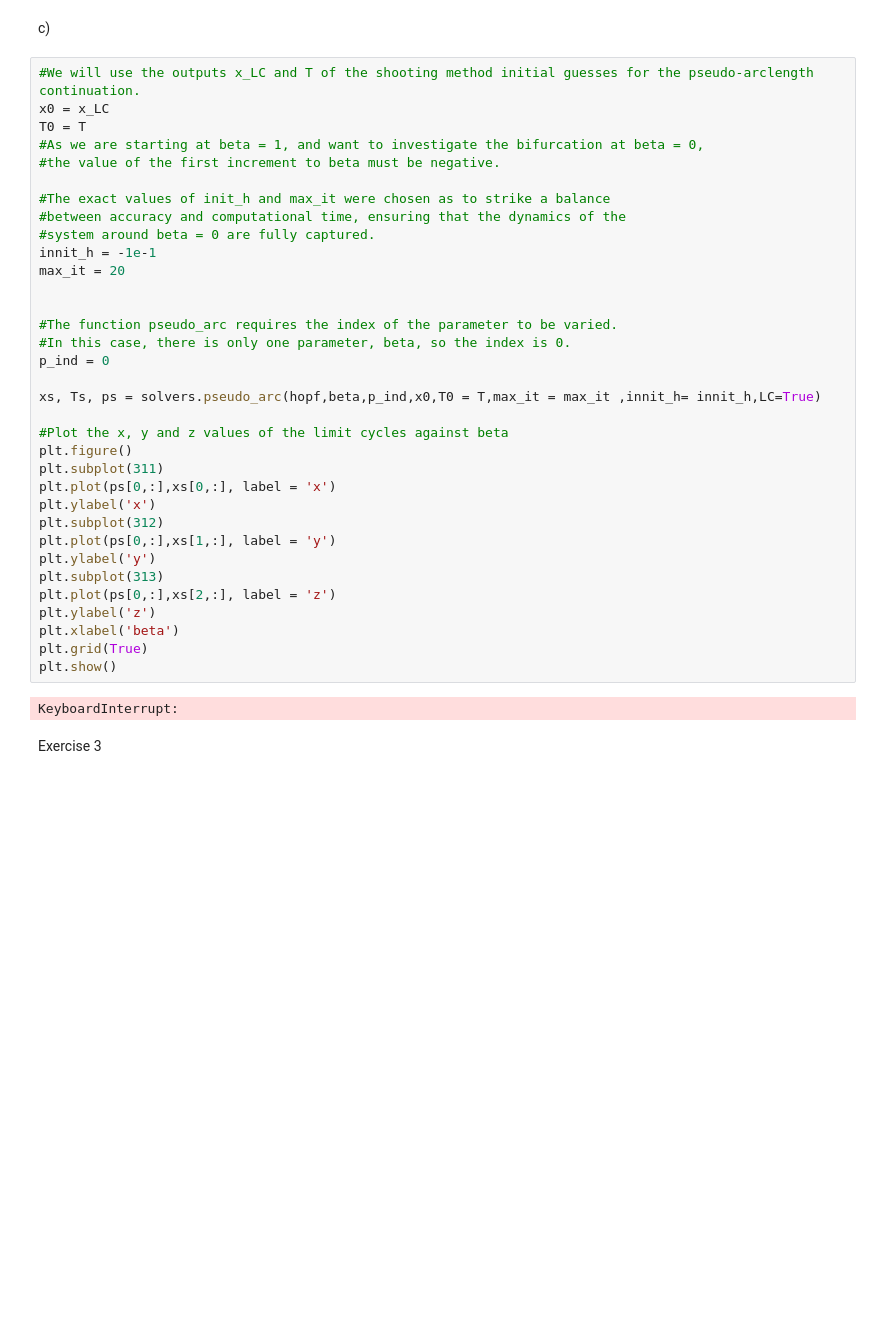
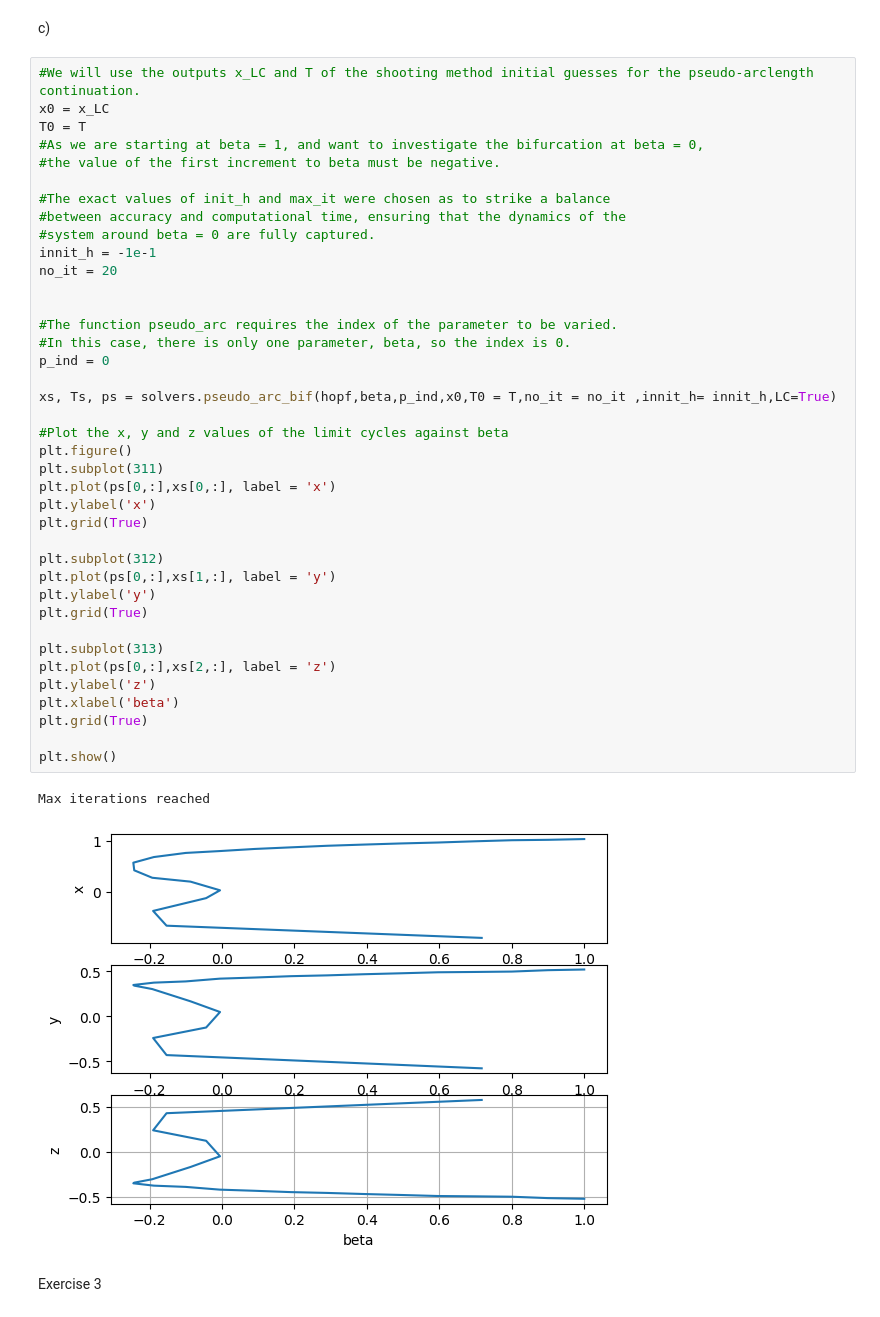
Before and after one commit to barnander/Numerical-Tools-for-Dynamical-Systems, a Jupyter notebook: Coursework.ipynb, the cells around one changed output. Saved outputs shown, nothing was run; the diff lists cells and outputs as text; blank space fills up the shorter version.

```diff
--- a/Coursework.ipynb
+++ b/Coursework.ipynb
@@ -159,36 +159,42 @@ x0 = x_LC
 T0 = T
 #As we are starting at beta = 1, and want to investigate the bifurcation at beta = 0,
 #the value of the first increment to beta must be negative.
 
 #The exact values of init_h and max_it were chosen as to strike a balance
 #between accuracy and computational time, ensuring that the dynamics of the
 #system around beta = 0 are fully captured.
 innit_h = -1e-1
-max_it = 20
+no_it = 20
 
 
 #The function pseudo_arc requires the index of the parameter to be varied.
 #In this case, there is only one parameter, beta, so the index is 0.
 p_ind = 0
 
-xs, Ts, ps = solvers.pseudo_arc(hopf,beta,p_ind,x0,T0 = T,max_it = max_it ,innit_h= innit_h,LC=True)
+xs, Ts, ps = solvers.pseudo_arc_bif(hopf,beta,p_ind,x0,T0 = T,no_it = no_it ,innit_h= innit_h,LC=True)
 
 #Plot the x, y and z values of the limit cycles against beta
 plt.figure()
 plt.subplot(311)
 plt.plot(ps[0,:],xs[0,:], label = 'x')
 plt.ylabel('x')
+plt.grid(True)
+
 plt.subplot(312)
 plt.plot(ps[0,:],xs[1,:], label = 'y')
 plt.ylabel('y')
+plt.grid(True)
+
 plt.subplot(313)
 plt.plot(ps[0,:],xs[2,:], label = 'z')
 plt.ylabel('z')
 plt.xlabel('beta')
 plt.grid(True)
+
 plt.show()
 # %% [output]
-KeyboardInterrupt:
+Max iterations reached
+[figure, added]
 # %% [markdown]
 Exercise 3
 # %%
```
Also changed, not shown: parts of 12 cells of this notebook, 1 other file.
